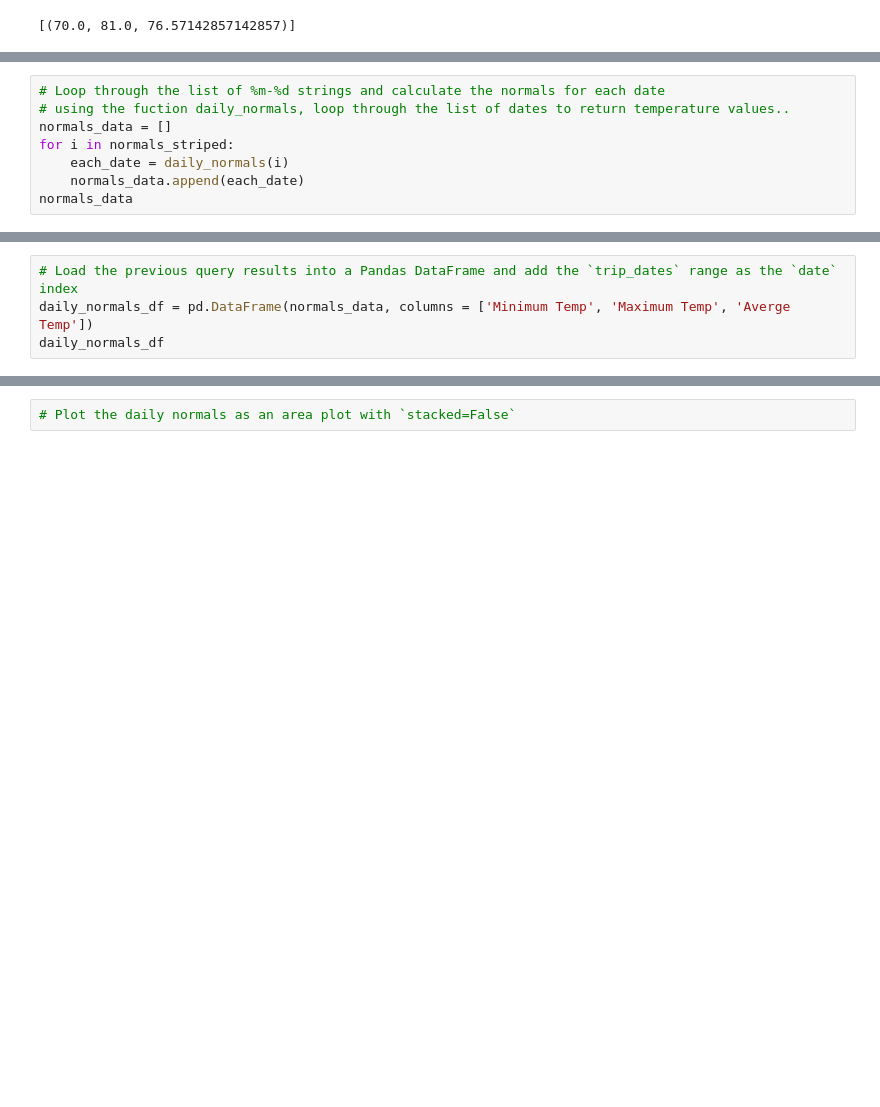
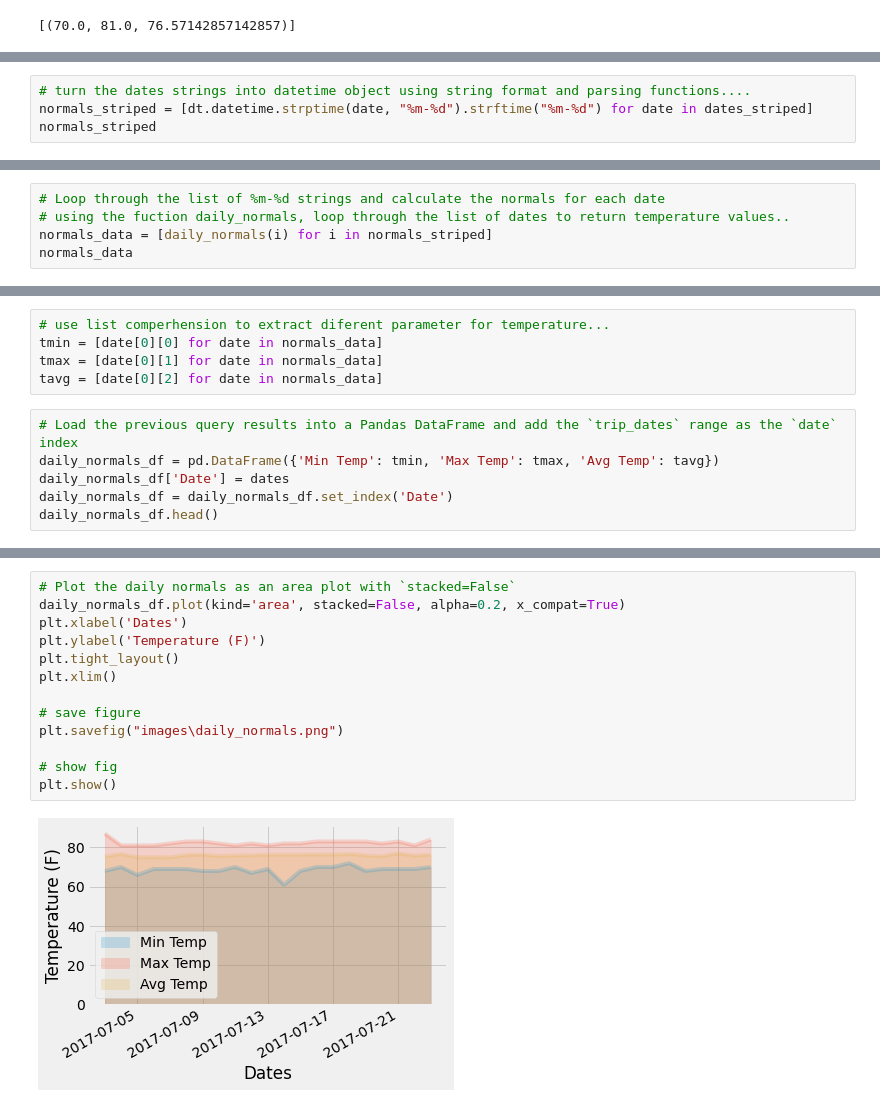
Before and after one commit to gotar1/sqlalchemy-challenge, a Jupyter notebook: climate_analysis.ipynb, the cells around one changed output, grey strips where cells are left out. Drawn from its saved outputs; the diff is of its cells as text; blank space fills up the shorter version.

```diff
--- a/climate_analysis.ipynb
+++ b/climate_analysis.ipynb
@@ -561,0 +531,4 @@ normals_striped
+# %%
+# turn the dates strings into datetime object using string format and parsing functions....
+normals_striped = [dt.datetime.strptime(date, "%m-%d").strftime("%m-%d") for date in dates_striped]
+normals_striped
@@ -562,9 +553,6 @@ normals_striped
 # %%
 # Loop through the list of %m-%d strings and calculate the normals for each date
 # using the fuction daily_normals, loop through the list of dates to return temperature values..
-normals_data = []
-for i in normals_striped:
-    each_date = daily_normals(i)
-    normals_data.append(each_date)
+normals_data = [daily_normals(i) for i in normals_striped]
 normals_data
 # %% [output]
@@ -588,8 +573,15 @@ normals_data
  [(69.0, 83.0, 76.9245283018868)],
  [(69.0, 81.0, 75.78846153846153)],
  [(70.0, 84.0, 76.20370370370371)]]
+# %%
+# use list comperhension to extract diferent parameter for temperature...
+tmin = [date[0][0] for date in normals_data]
+tmax = [date[0][1] for date in normals_data]
+tavg = [date[0][2] for date in normals_data]
 # %%
 # Load the previous query results into a Pandas DataFrame and add the `trip_dates` range as the `date` index
-daily_normals_df = pd.DataFrame(normals_data, columns = ['Minimum Temp', 'Maximum Temp', 'Averge Temp'])
-daily_normals_df
+daily_normals_df = pd.DataFrame({'Min Temp': tmin, 'Max Temp': tmax, 'Avg Temp': tavg})
+daily_normals_df['Date'] = dates
+daily_normals_df = daily_normals_df.set_index('Date')
+daily_normals_df.head()
 # %% [output]
@@ -597,2 +595,15 @@ ValueError: Shape of passed values is (60, 1), indices imply (60, 3)
-# %%
-# Plot the daily normals as an area plot with `stacked=False`
+# %%
+# Plot the daily normals as an area plot with `stacked=False`
+daily_normals_df.plot(kind='area', stacked=False, alpha=0.2, x_compat=True)
+plt.xlabel('Dates')
+plt.ylabel('Temperature (F)')
+plt.tight_layout()
+plt.xlim()
+
+# save figure
+plt.savefig("images\daily_normals.png")
+
+# show fig
+plt.show()
+# %% [output]
+[figure, added]
```
Also changed, not shown: parts of 20 cells of this notebook, 4 other files.
